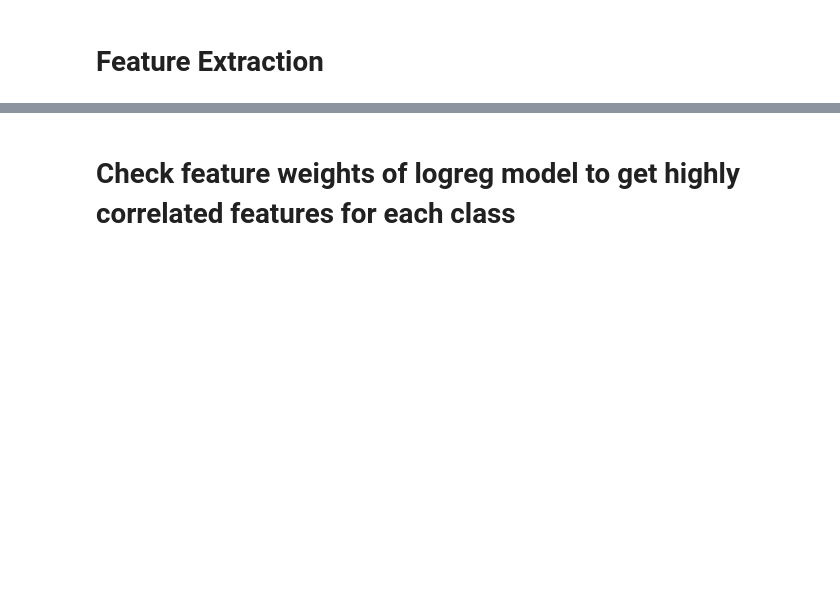
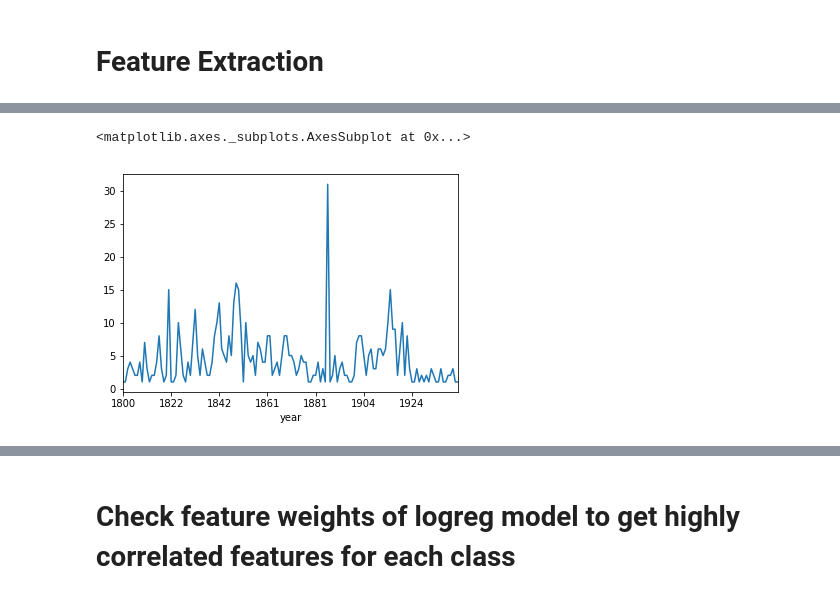
Before and after one commit to LennartKeller/TextklassifikationsProjekt2019, a Jupyter notebook: Notebook Lennart.ipynb, the cells around one changed output, grey strips where cells are left out. Saved outputs shown, nothing was run; the diff lists cells and outputs as text; code cells hidden in the pictures; blank space fills up the shorter version.

```diff
--- a/Notebook Lennart.ipynb
+++ b/Notebook Lennart.ipynb
@@ -84,0 +113,5 @@ X_train.shape, y_train.shape, X_test.shape, y_test.shape
+# %%
+df.groupby('year').count().title.plot()
+# %% [output]
+<matplotlib.axes._subplots.AxesSubplot at 0x...>
+[figure, added]
```
Also changed, not shown: parts of 14 cells of this notebook.
